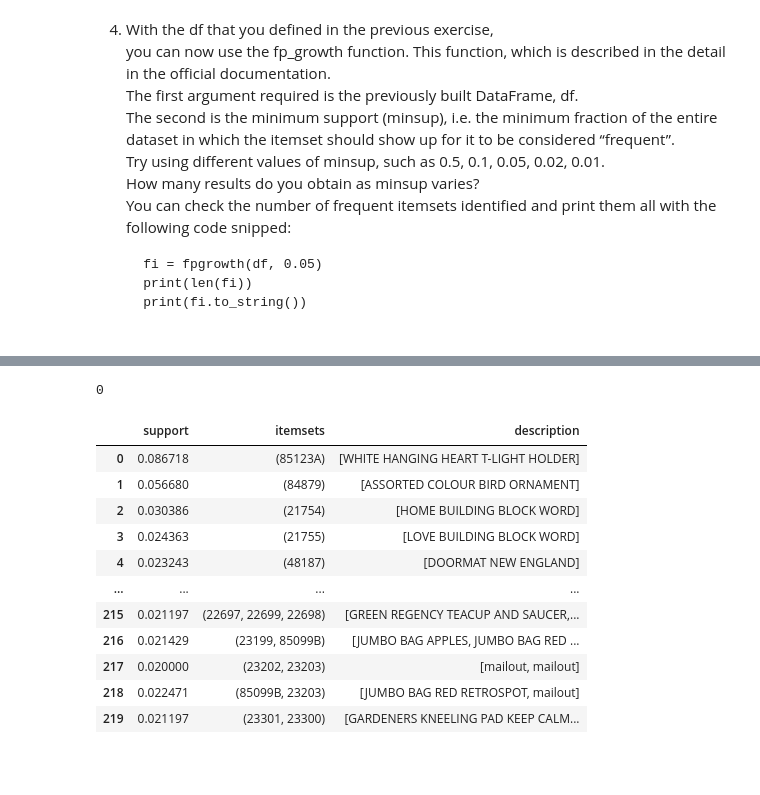
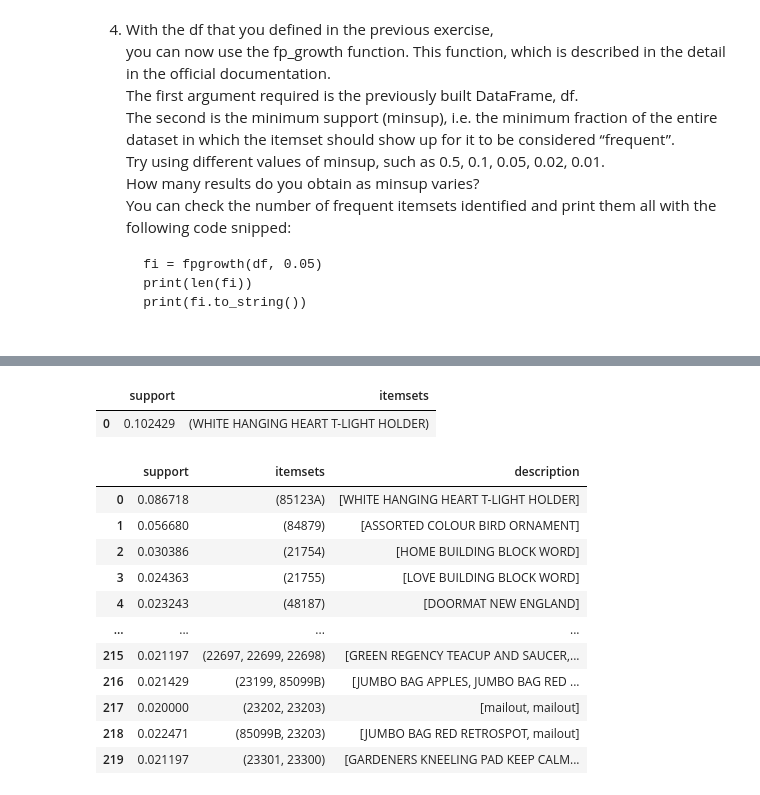
Before and after one commit to DeskDown/DSLabs, a Jupyter notebook: Lab3/lab3.ipynb, the cells around one changed output, grey strips where cells are left out. Drawn from its saved outputs; the diff is of its cells as text; code cells hidden in the pictures; blank space fills up the shorter version.

```diff
--- a/Lab3/lab3.ipynb
+++ b/Lab3/lab3.ipynb
@@ -187,7 +189,10 @@ for x in (0.5,0.1,0.05,0.02,0.01):
 # %%
-fi = fpgrowth(df, 0.02, use_colnames= True)
+fi = fpgrowth(df, 0.1, use_colnames= True)
-# %% [output]
-0
+# %%
+fi
+# %% [output]
+|  | support | itemsets |
+| 0 | 0.102429 | (WHITE HANGING HEART T-LIGHT HOLDER) |
 # %%
 def get_desc(item):
     for row in retail_data:
```
Also changed, not shown: parts of 6 cells of this notebook.
